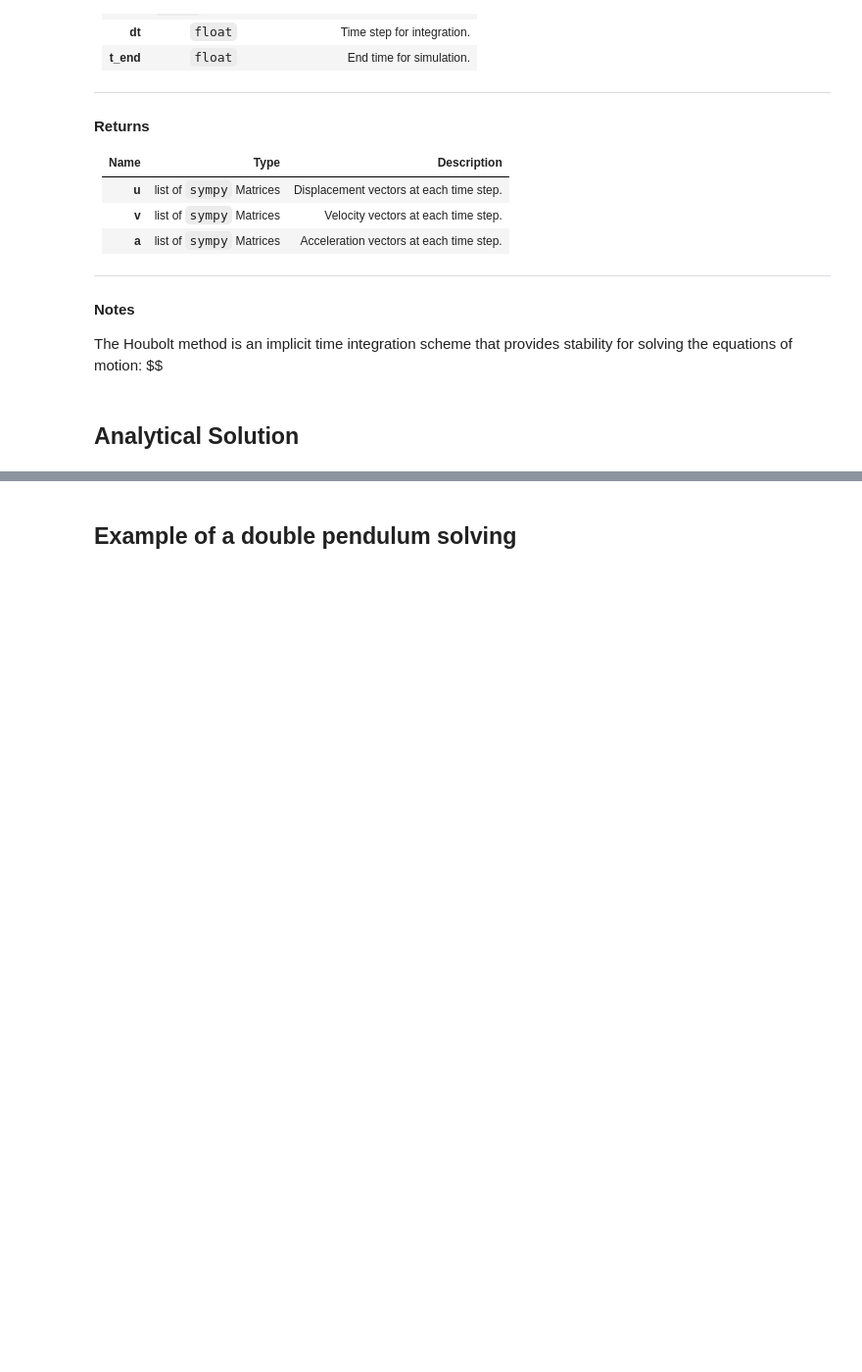
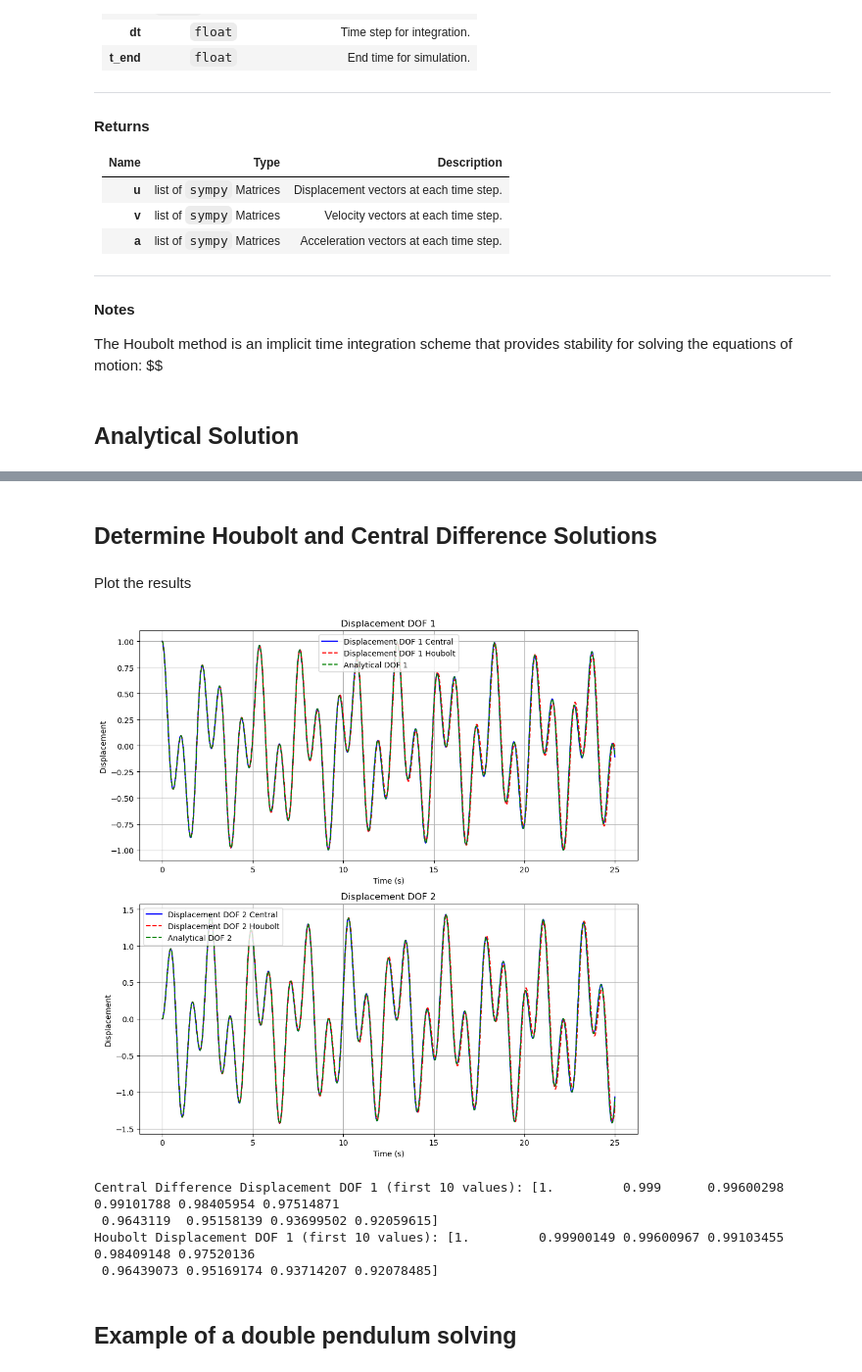
Before and after one commit to AndreCox/ENGR-492, a Jupyter notebook: eomsolver.ipynb, the cells around one changed output, grey strips where cells are left out. Shown at 98% size. Cells and saved outputs as stored; diff of their text form; code cells hidden in the pictures; blank space fills up the shorter version.

```diff
--- a/eomsolver.ipynb
+++ b/eomsolver.ipynb
@@ -456,0 +534,2 @@ def solve_analytical(M, K, omegas, modes, u0, v0, t_symbol):
+# %%
+M, K, omegas, modes = natural_frequencies(equations_of_motion_small, [x, theta])
@@ -456,0 +555,2 @@ def solve_analytical(M, K, omegas, modes, u0, v0, t_symbol):
+# %%
+analytical_eq = solve_analytical(M, K, omegas, modes, [1, 0.0], [0.0, 0.0], t)
@@ -457,3 +561,57 @@ def solve_analytical(M, K, omegas, modes, u0, v0, t_symbol):
+# %% [markdown]
+## Determine Houbolt and Central Difference Solutions
+# %%
+dt = 0.01
+t_end = 25.0
+num_steps = int(t_end / dt) + 1
+t_vals = np.linspace(0, t_end, num_steps)
+
+u_central, v_central, a_central = central_difference(M, K, lambda t: np.array([0, 0]), [1, 0], [0, 0], dt, t_end)
+u_houbolt, v_houbolt, a_houbolt = houbolt(M, K, lambda t: np.array([0, 0]), [1, 0], [0, 0], dt, t_end)
+# %% [markdown]
+Plot the results
+# %%
+plt.figure(figsize=(10,10))
+
+# DOF 1
+plt.subplot(2, 1, 1)
+plt.plot(t_vals, u_central[0, :], label='Displacement DOF 1 Central', color='blue')
+plt.plot(t_vals, u_houbolt[0, :], label='Displacement DOF 1 Houbolt', linestyle='--', color='red')
+# Analytical solution for DOF 1
+q1_analytical = [float(analytical_eq[0].subs({t: tv})) for tv in t_vals]
+plt.plot(t_vals, q1_analytical, label='Analytical DOF 1', linestyle='--', color='green')
+plt.title('Displacement DOF 1')
+plt.xlabel('Time (s)')
+plt.ylabel('Displacement')
+plt.legend()
+plt.grid()
+
+# DOF 2
+plt.subplot(2, 1, 2)
+plt.plot(t_vals, u_central[1, :], label='Displacement DOF 2 Central', color='blue')
+plt.plot(t_vals, u_houbolt[1, :], label='Displacement DOF 2 Houbolt', linestyle='--', color='red')
+# Analytical solution for DOF 2
+q2_analytical = [float(analytical_eq[1].subs({t: tv})) for tv in t_vals]
+plt.plot(t_vals, q2_analytical, label='Analytical DOF 2', linestyle='--', color='green')
+
+plt.title('Displacement DOF 2')
+plt.xlabel('Time (s)')
+plt.ylabel('Displacement')
+plt.legend()
+plt.grid()
+
+plt.tight_layout()
+plt.show()
+
+# print the heads of the displacement arrays for comparison
+print("Central Difference Displacement DOF 1 (first 10 values):", u_central[0, :10])
+print("Houbolt Displacement DOF 1 (first 10 values):", u_houbolt[0, :10])
+# %% [output]
+[figure, added]
+Central Difference Displacement DOF 1 (first 10 values): [1.         0.999      0.99600298 0.99101788 0.98405954 0.97514871
+ 0.9643119  0.95158139 0.93699502 0.92059615]
+Houbolt Displacement DOF 1 (first 10 values): [1.         0.99900149 0.99600967 0.99103455 0.98409148 0.97520136
+ 0.96439073 0.95169174 0.93714207 0.92078485]
 # %% [markdown]
 ## Example of a double pendulum solving
 # %% [markdown]
```
Also changed, not shown: parts of 14 cells of this notebook, 10 other files.
